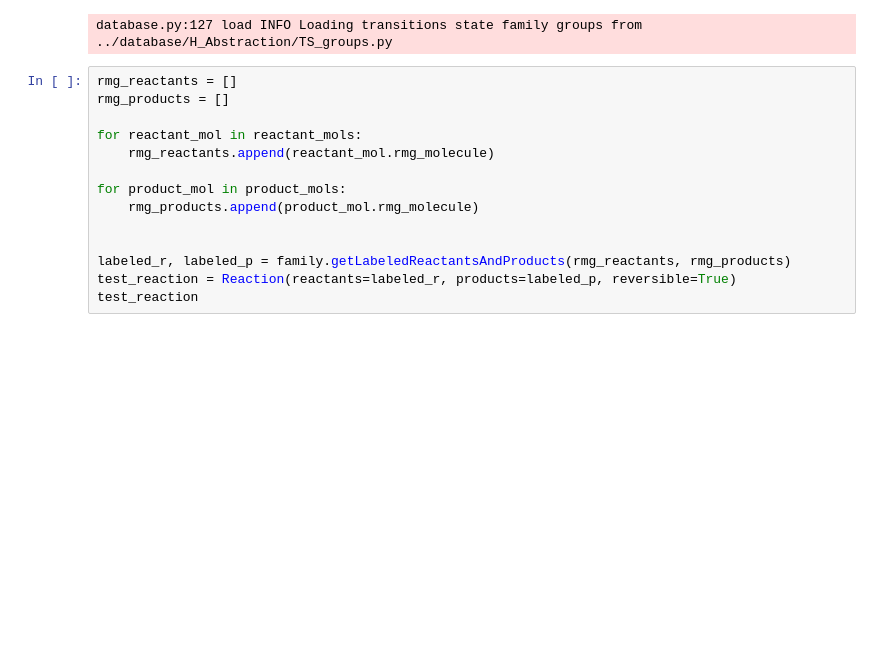
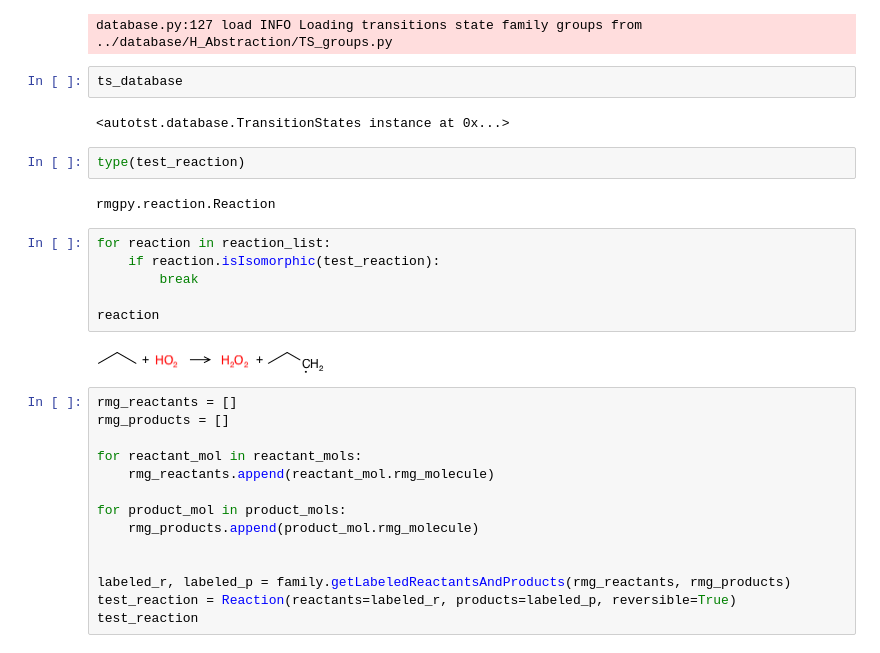
Before and after one commit to ReactionMechanismGenerator/AutoTST, a Jupyter notebook: ipython_notebooks/demonstrating_autotst.ipynb, the cells around one changed output. Drawn from its saved outputs; the diff is of its cells as text; blank space fills up the shorter version.

```diff
--- a/ipython_notebooks/demonstrating_autotst.ipynb
+++ b/ipython_notebooks/demonstrating_autotst.ipynb
@@ -254,6 +228,22 @@ ts_database.family = family
 ts_database.load(path, local_context, global_context)
 # %% [output]
 database.py:127 load INFO Loading transitions state family groups from ../database/H_Abstraction/TS_groups.py
+# %%
+ts_database
+# %% [output]
+<autotst.database.TransitionStates instance at 0x...>
+# %%
+type(test_reaction)
+# %% [output]
+rmgpy.reaction.Reaction
+# %%
+for reaction in reaction_list:
+    if reaction.isIsomorphic(test_reaction):
+        break
+
+reaction
+# %% [output]
+[figure, added]
 # %%
 rmg_reactants = []
 rmg_products = []
```
Also changed, not shown: parts of 12 cells of this notebook, 4 other files.
